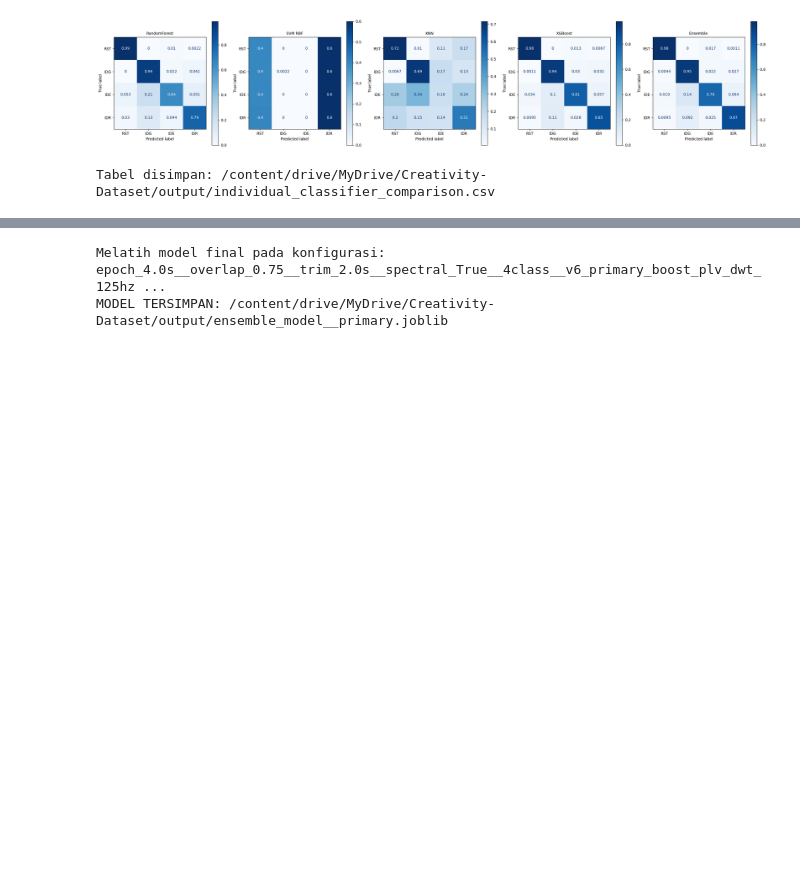
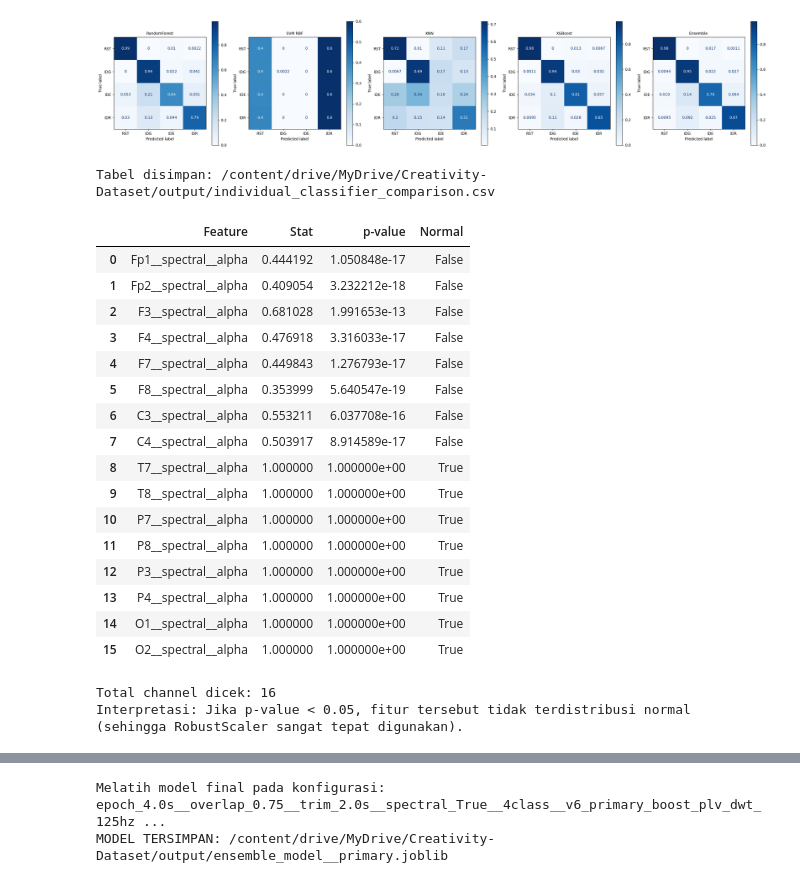
Before and after one commit to Ersaoktaviannn/eeg-creative-state-classifier, a Jupyter notebook: EEG_Primary.ipynb, the cells around one changed output, grey strips where cells are left out. Drawn from its saved outputs; the diff is of its cells as text; code cells hidden in the pictures; blank space fills up the shorter version.

Commit message:
add uji normalitas, uji statistik, visualisasi band power

```diff
--- a/EEG_Primary.ipynb
+++ b/EEG_Primary.ipynb
@@ -1367,3 +1367,42 @@ Bal.Acc=0.8945
 | 1 | SVM RBF | 0.222322 | 0.250556 | 0.001416 | 0.153752 |
 [figure]
 Tabel disimpan: /content/drive/MyDrive/Creativity-Dataset/output/individual_classifier_comparison.csv
+# %%
+from scipy.stats import shapiro
+
+def check_normality(df, features, n_sample=100):
+    results = []
+    for feat in features:
+        # Ambil sampel jika data terlalu besar (Shapiro-Wilk sensitif pada N besar)
+        data = df[feat].dropna().sample(min(n_sample, len(df)))
+        stat, p = shapiro(data)
+        results.append({"Feature": feat, "Stat": stat, "p-value": p, "Normal": p > 0.05})
+    return pd.DataFrame(results)
+
+# Ambil satu fitur spectral (misal: alpha) dari ke-16 channel
+sample_feats = [f"{ch}__spectral__alpha" for ch in CANONICAL_CHANNELS if f"{ch}__spectral__alpha" in FINAL_COLS]
+
+normality_df = check_normality(final_feature_df, sample_feats)
+display(normality_df)
+print(f"Total channel dicek: {len(normality_df)}")
+print("Interpretasi: Jika p-value < 0.05, fitur tersebut tidak terdistribusi normal (sehingga RobustScaler sangat tepat digunakan).")
+# %% [output]
+|  | Feature | Stat | p-value | Normal |
+| 0 | Fp1__spectral__alpha | 0.444192 | 1.050848e-17 | False |
+| 1 | Fp2__spectral__alpha | 0.409054 | 3.232212e-18 | False |
+| 2 | F3__spectral__alpha | 0.681028 | 1.991653e-13 | False |
+| 3 | F4__spectral__alpha | 0.476918 | 3.316033e-17 | False |
+| 4 | F7__spectral__alpha | 0.449843 | 1.276793e-17 | False |
+| 5 | F8__spectral__alpha | 0.353999 | 5.640547e-19 | False |
+| 6 | C3__spectral__alpha | 0.553211 | 6.037708e-16 | False |
+| 7 | C4__spectral__alpha | 0.503917 | 8.914589e-17 | False |
+| 8 | T7__spectral__alpha | 1.000000 | 1.000000e+00 | True |
+| 9 | T8__spectral__alpha | 1.000000 | 1.000000e+00 | True |
+| 10 | P7__spectral__alpha | 1.000000 | 1.000000e+00 | True |
+| 11 | P8__spectral__alpha | 1.000000 | 1.000000e+00 | True |
+| 12 | P3__spectral__alpha | 1.000000 | 1.000000e+00 | True |
+| 13 | P4__spectral__alpha | 1.000000 | 1.000000e+00 | True |
+| 14 | O1__spectral__alpha | 1.000000 | 1.000000e+00 | True |
+| 15 | O2__spectral__alpha | 1.000000 | 1.000000e+00 | True |
+Total channel dicek: 16
+Interpretasi: Jika p-value < 0.05, fitur tersebut tidak terdistribusi normal (sehingga RobustScaler sangat tepat digunakan).
```
Also changed, not shown: parts of 1 cell of this notebook.
